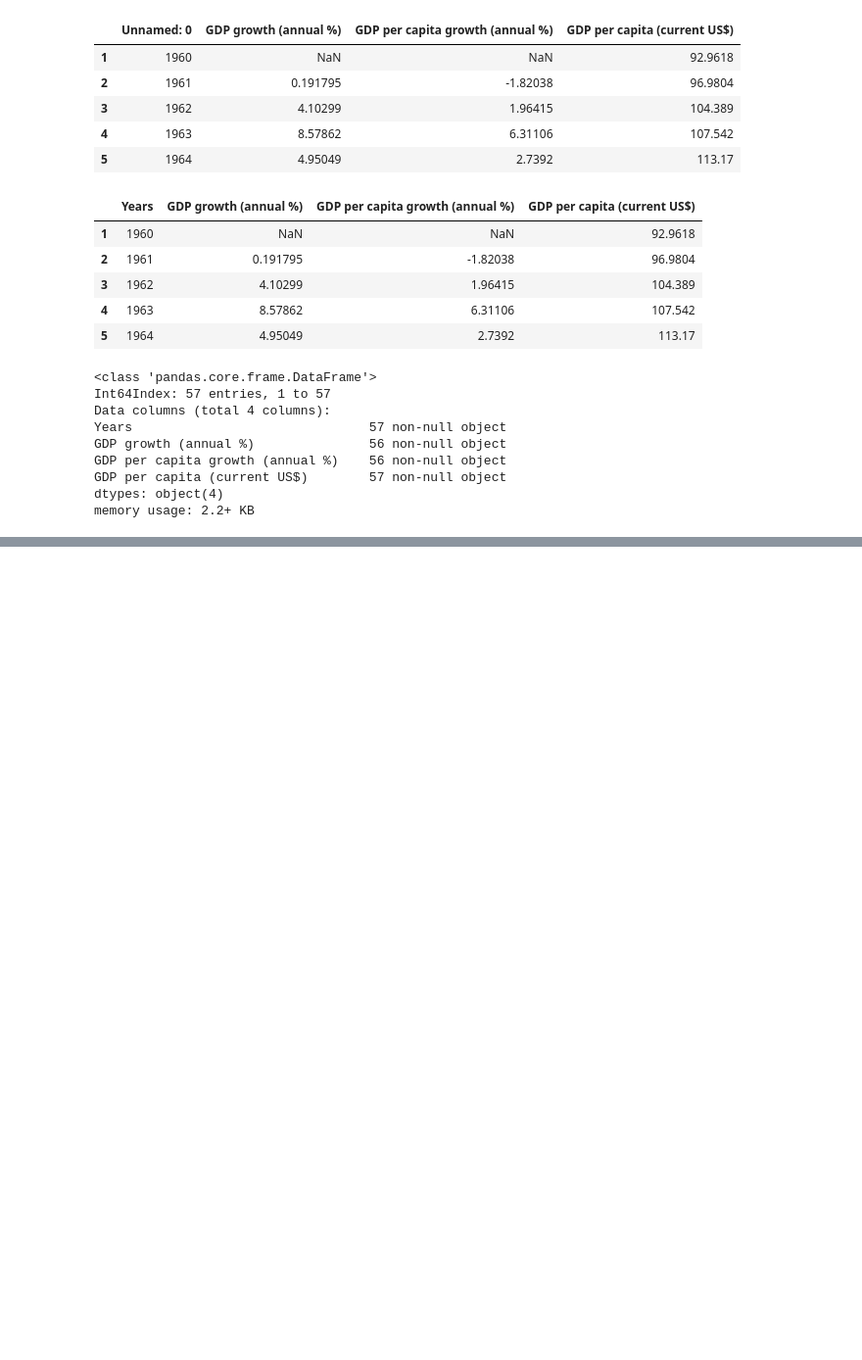
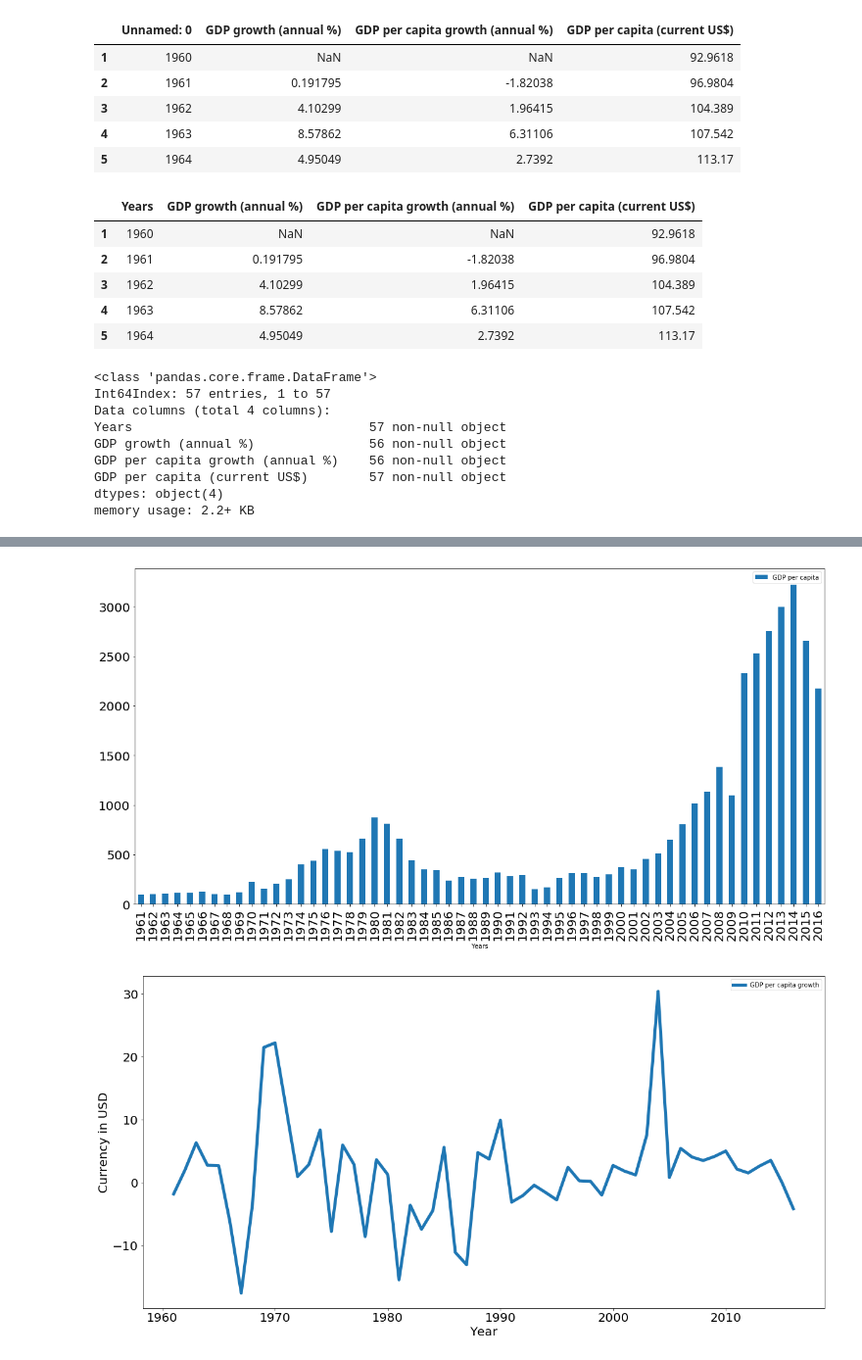
Before and after one commit to bgreatfit/Data-Visualization-ProjectTeam-Group4, a Jupyter notebook: GDP & Crude Oil Prices .ipynb, the cells around one changed output, grey strips where cells are left out. Shown at 98% size. Cells and saved outputs as stored; diff of their text form; code cells hidden in the pictures; blank space fills up the shorter version.

```diff
--- a/GDP & Crude Oil Prices .ipynb
+++ b/GDP & Crude Oil Prices .ipynb
@@ -104,0 +159,6 @@ dtype: object
+# %%
+# def to_numeric(series):
+#    return pd.to_numeric(series)
+
+# data['GDP per capita (current US$)'] = to_numeric()
+data['GDP per capita growth (annual %)'] = pd.to_numeric(data['GDP per capita growth (annual %)']) #convert generic Gdp object to numeric object
@@ -104,0 +173,2 @@ dtype: object
+# %%
+data['GDP growth (annual %)'] = pd.to_numeric(data['GDP growth (annual %)']) #convert generic Gdp object to numeric object
@@ -104,0 +183,2 @@ dtype: object
+# %%
+data = data.round(2) #roun
@@ -104,0 +194,9 @@ dtype: object
+# %%
+#renamed colums to remove bracket,
+data.rename(columns = {'GDP growth (annual %)':'GDP growth','GDP per capita growth (annual %)':'GDP per capita growth','GDP per capita (current US$)':'GDP per capita'},inplace = True)
+data.set_index('Years', inplace=True) #set index to
+data.head()
+# Useful snippet for removing spaces in column
+#cols = data.columns
+# cols = cols.map(lambda x: x.replace(' ', '_') if isinstance(x, (str, unicode)) else x)
+# df.columns = cols
@@ -104,0 +211,17 @@ dtype: object
+# %%
+
+data[['GDP per capita']].plot(figsize=(20,10),linewidth=5, fontsize=20, kind ='bar')
+data[['GDP per capita growth']].plot(figsize=(20,10),linewidth=5, fontsize=20)
+plt.xlabel('Year', fontsize=20);
+plt.ylabel('Currency in USD',fontsize=20);
+#data.plot()
+#plt.xlabel('Year', fontsize=20);
+
+# plt.xticks(x, my_xticks)
+# plt.yticks(np.arange(y.min(), y.max(), 50))
+# plt.plot(x, y)
+# plt.grid(axis='y', linestyle='-')
+#plt.show()
+# %% [output]
+[figure, added]
+[figure, added]
```
Also changed, not shown: parts of 20 cells of this notebook, 1 other file.
